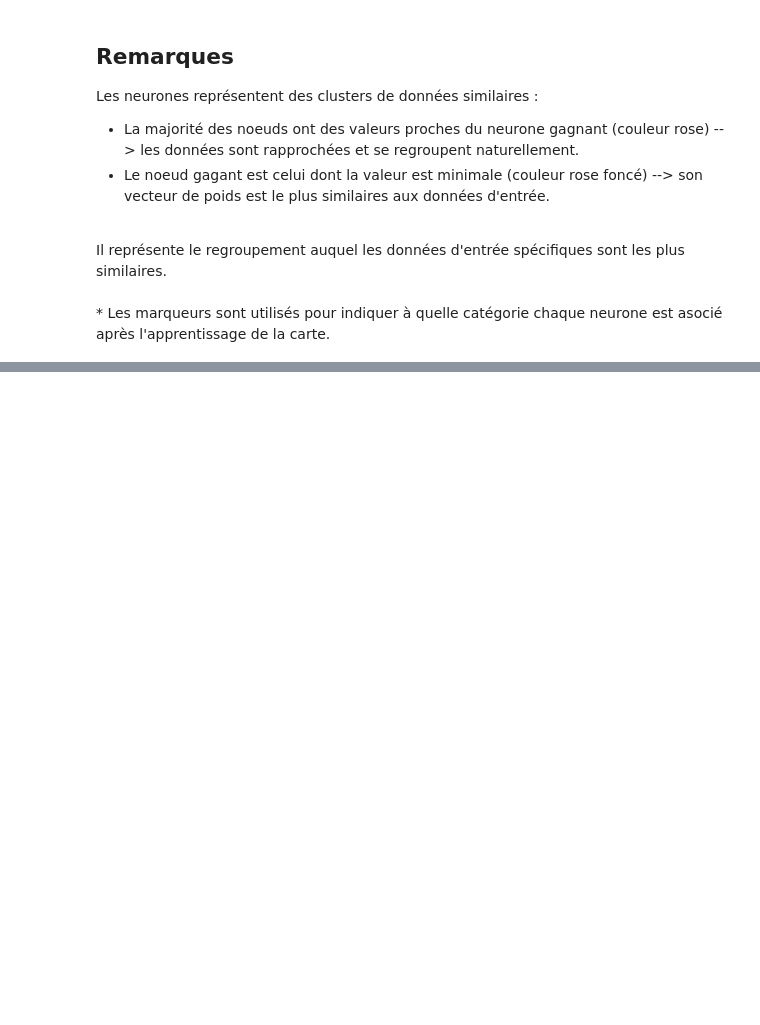
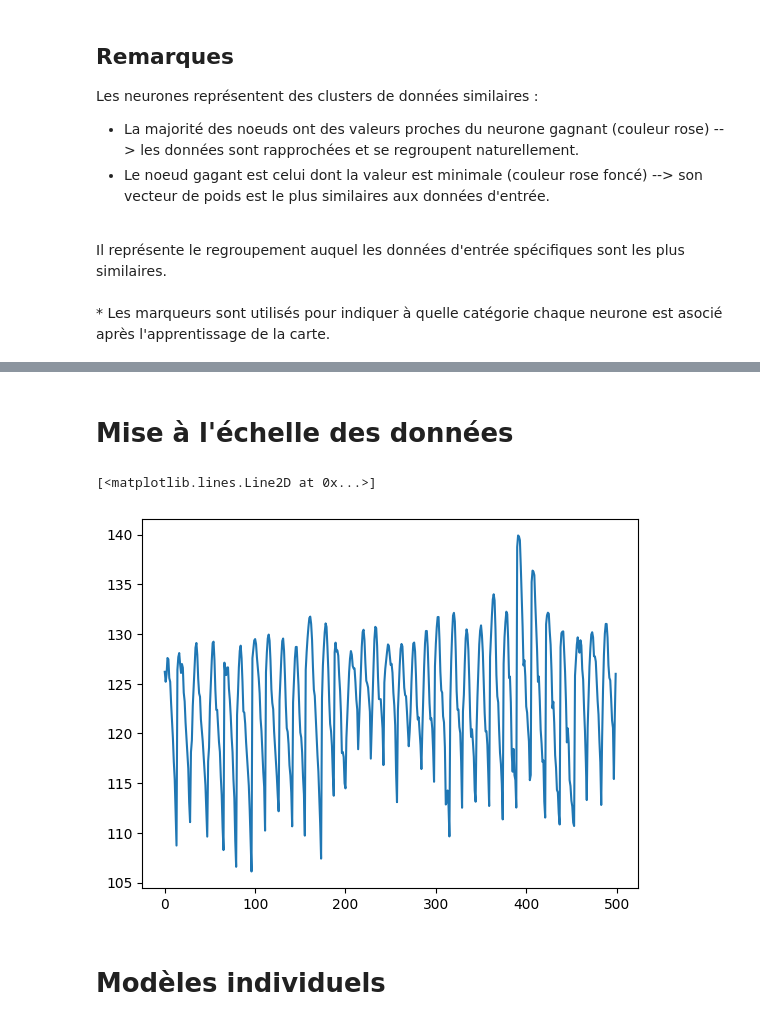
Before and after one commit to giuliana-fabrizio/Prediction_pression_accoustique, a Jupyter notebook: Projet_du_niveau_de_pression_acoustique.ipynb, the cells around one changed output, grey strips where cells are left out. Saved outputs shown, nothing was run; the diff lists cells and outputs as text; code cells hidden in the pictures; blank space fills up the shorter version.

Commit message:
Utilisation d'algorithmes d'apprentissage supervisé (Random Forest, Catboost, ...)

```diff
--- a/Projet_du_niveau_de_pression_acoustique.ipynb
+++ b/Projet_du_niveau_de_pression_acoustique.ipynb
@@ -378,0 +381,16 @@ Il représente le regroupement auquel les données d'entrée spécifiques sont l
+# %% [markdown]
+# **Mise à l'échelle des données**
+# %%
+SEED = 1
+
+X_train, X_test, y_train, y_test = train_test_split(preprocessed_data, np.log(target), test_size = 0.2, random_state = SEED)
+
+X_train = scaler.fit_transform(X_train)
+X_test = scaler.transform(X_test)
+
+plt.plot(target[:500])
+# %% [output]
+[<matplotlib.lines.Line2D at 0x...>]
+[figure, added]
+# %% [markdown]
+# **Modèles individuels**
```
Also changed, not shown: parts of 12 cells of this notebook, 4 other files.
